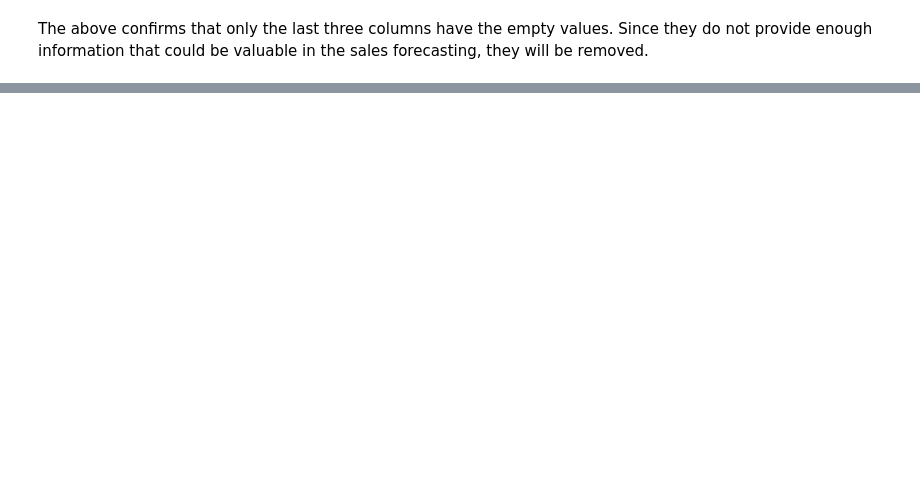
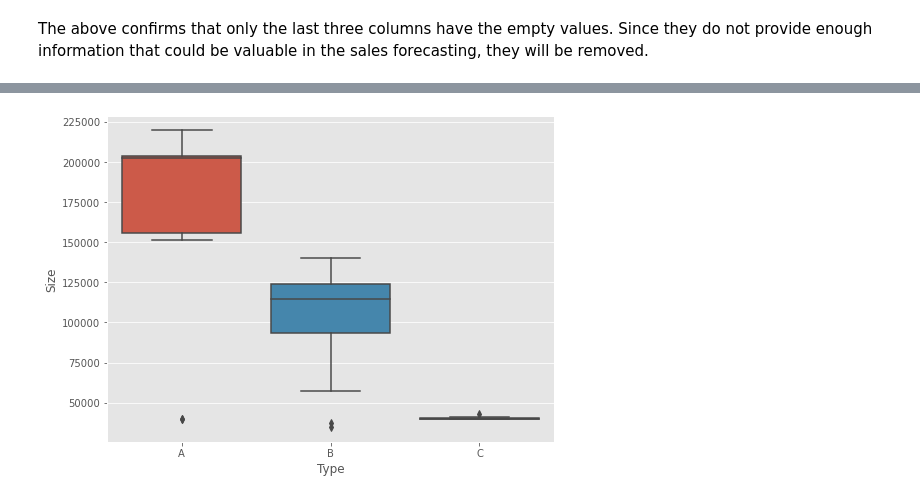
Before and after one commit to Tridence/Capstone-Projects, a Jupyter notebook: Data Science/wallmart.ipynb, the cells around one changed output, grey strips where cells are left out. Drawn from its saved outputs; the diff is of its cells as text; code cells hidden in the pictures; blank space fills up the shorter version.

```diff
--- a/Data Science/wallmart.ipynb
+++ b/Data Science/wallmart.ipynb
@@ -108,0 +122,7 @@ plt.show()
+# %%
+# boxplot for sizes of types of stores
+store_type = pd.concat([stores['Type'], stores['Size']], axis=1)
+f, ax = plt.subplots(figsize=(8, 6))
+fig = sns.boxplot(x='Type', y='Size', data=store_type)
+# %% [output]
+[figure, added]
```
Also changed, not shown: parts of 33 cells of this notebook.
